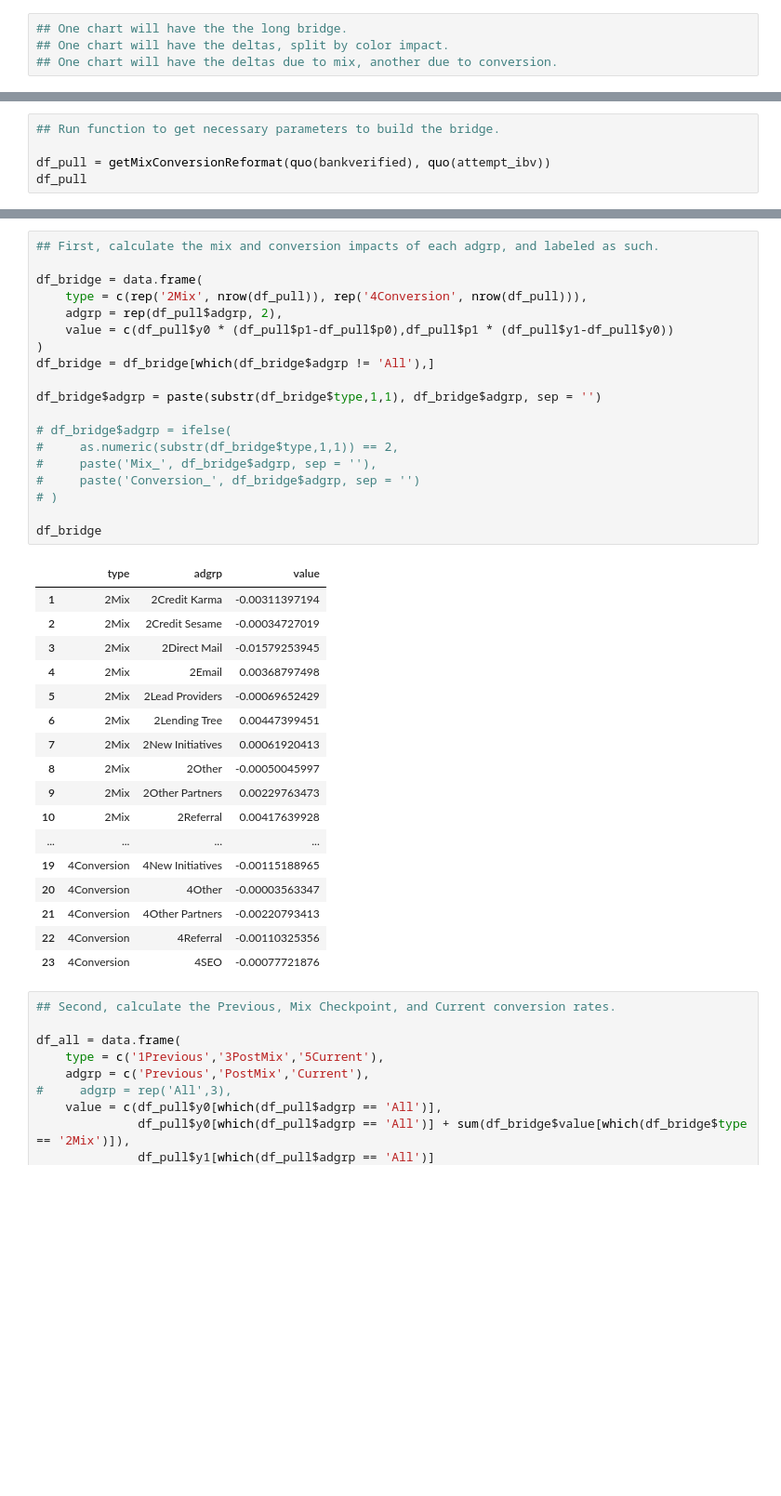
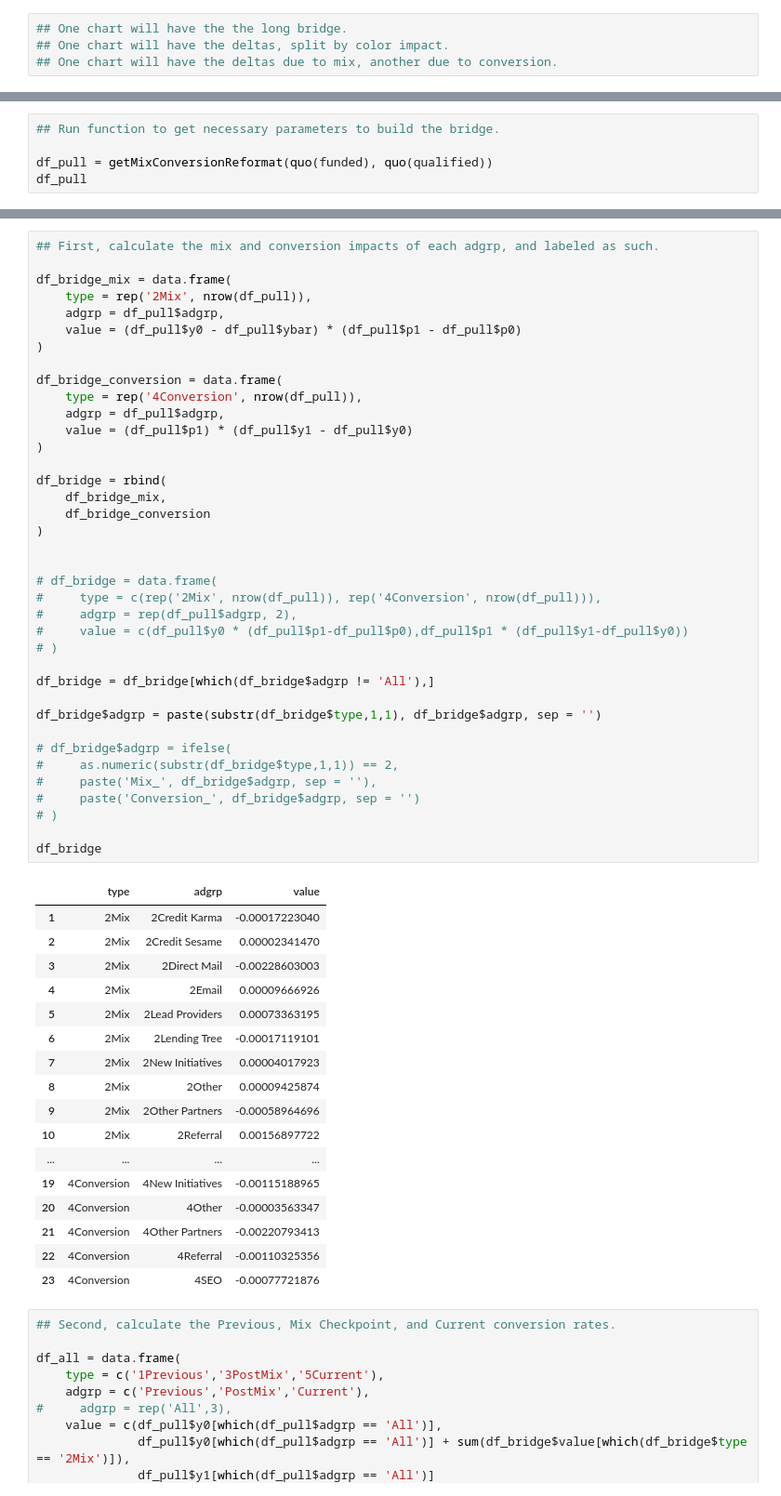
Before and after one commit to jasonchang2018/automate-fr-meeting, a Jupyter notebook: preprocessing/get-data-for-funnel-adgrps-bridge.ipynb, the cells around one changed output, grey strips where cells are left out. Shown at 93% size. Saved outputs shown, nothing was run; the diff lists cells and outputs as text; blank space fills up the shorter version.

```diff
--- a/preprocessing/get-data-for-funnel-adgrps-bridge.ipynb
+++ b/preprocessing/get-data-for-funnel-adgrps-bridge.ipynb
@@ -364,6 +364,6 @@ df_labels
 # %%
 ## Run function to get necessary parameters to build the bridge.
 
-df_pull = getMixConversionReformat(quo(bankverified), quo(attempt_ibv))
+df_pull = getMixConversionReformat(quo(funded), quo(qualified))
 df_pull
 # %% [output]
@@ -371,34 +383,53 @@ ERROR: Error in data.frame(adgrp = preformat$adgrp[which(preformat$grouping == :
 # %%
 ## First, calculate the mix and conversion impacts of each adgrp, and labeled as such.
 
-df_bridge = data.frame(
-    type = c(rep('2Mix', nrow(df_pull)), rep('4Conversion', nrow(df_pull))),
-    adgrp = rep(df_pull$adgrp, 2),
-    value = c(df_pull$y0 * (df_pull$p1-df_pull$p0),df_pull$p1 * (df_pull$y1-df_pull$y0))
+df_bridge_mix = data.frame(
+    type = rep('2Mix', nrow(df_pull)),
+    adgrp = df_pull$adgrp,
+    value = (df_pull$y0 - df_pull$ybar) * (df_pull$p1 - df_pull$p0)
 )
+
+df_bridge_conversion = data.frame(
+    type = rep('4Conversion', nrow(df_pull)),
+    adgrp = df_pull$adgrp,
+    value = (df_pull$p1) * (df_pull$y1 - df_pull$y0)
+)
+
+df_bridge = rbind(
+    df_bridge_mix,
+    df_bridge_conversion
+)
+
+
+# df_bridge = data.frame(
+#     type = c(rep('2Mix', nrow(df_pull)), rep('4Conversion', nrow(df_pull))),
+#     adgrp = rep(df_pull$adgrp, 2),
+#     value = c(df_pull$y0 * (df_pull$p1-df_pull$p0),df_pull$p1 * (df_pull$y1-df_pull$y0))
+# )
+
 df_bridge = df_bridge[which(df_bridge$adgrp != 'All'),]
 
 df_bridge$adgrp = paste(substr(df_bridge$type,1,1), df_bridge$adgrp, sep = '')
 
 # df_bridge$adgrp = ifelse(
 #     as.numeric(substr(df_bridge$type,1,1)) == 2,
 #     paste('Mix_', df_bridge$adgrp, sep = ''),
 #     paste('Conversion_', df_bridge$adgrp, sep = '')
 # )
 
 df_bridge
 # %% [output]
 |  | type | adgrp | value |
-| 1 | 2Mix | 2Credit Karma | -0.00311397194 |
-| 2 | 2Mix | 2Credit Sesame | -0.00034727019 |
-| 3 | 2Mix | 2Direct Mail | -0.01579253945 |
-| 4 | 2Mix | 2Email | 0.00368797498 |
-| 5 | 2Mix | 2Lead Providers | -0.00069652429 |
-| 6 | 2Mix | 2Lending Tree | 0.00447399451 |
-| 7 | 2Mix | 2New Initiatives | 0.00061920413 |
-| 8 | 2Mix | 2Other | -0.00050045997 |
-| 9 | 2Mix | 2Other Partners | 0.00229763473 |
-| 10 | 2Mix | 2Referral | 0.00417639928 |
+| 1 | 2Mix | 2Credit Karma | -0.00017223040 |
+| 2 | 2Mix | 2Credit Sesame | 0.00002341470 |
+| 3 | 2Mix | 2Direct Mail | -0.00228603003 |
+| 4 | 2Mix | 2Email | 0.00009666926 |
+| 5 | 2Mix | 2Lead Providers | 0.00073363195 |
+| 6 | 2Mix | 2Lending Tree | -0.00017119101 |
+| 7 | 2Mix | 2New Initiatives | 0.00004017923 |
+| 8 | 2Mix | 2Other | 0.00009425874 |
+| 9 | 2Mix | 2Other Partners | -0.00058964696 |
+| 10 | 2Mix | 2Referral | 0.00156897722 |
 | ... | ... | ... | ... |
 | 19 | 4Conversion | 4New Initiatives | -0.00115188965 |
 | 20 | 4Conversion | 4Other | -0.00003563347 |
```
Also changed, not shown: parts of 19 cells of this notebook.
